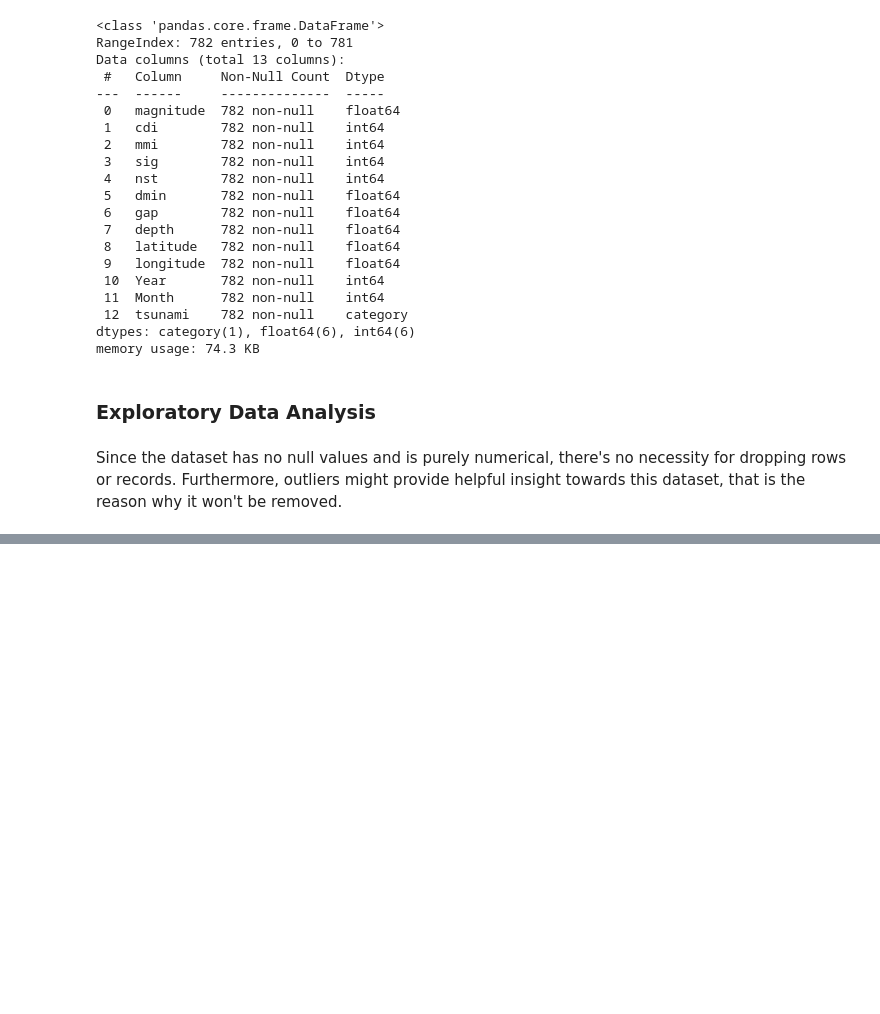
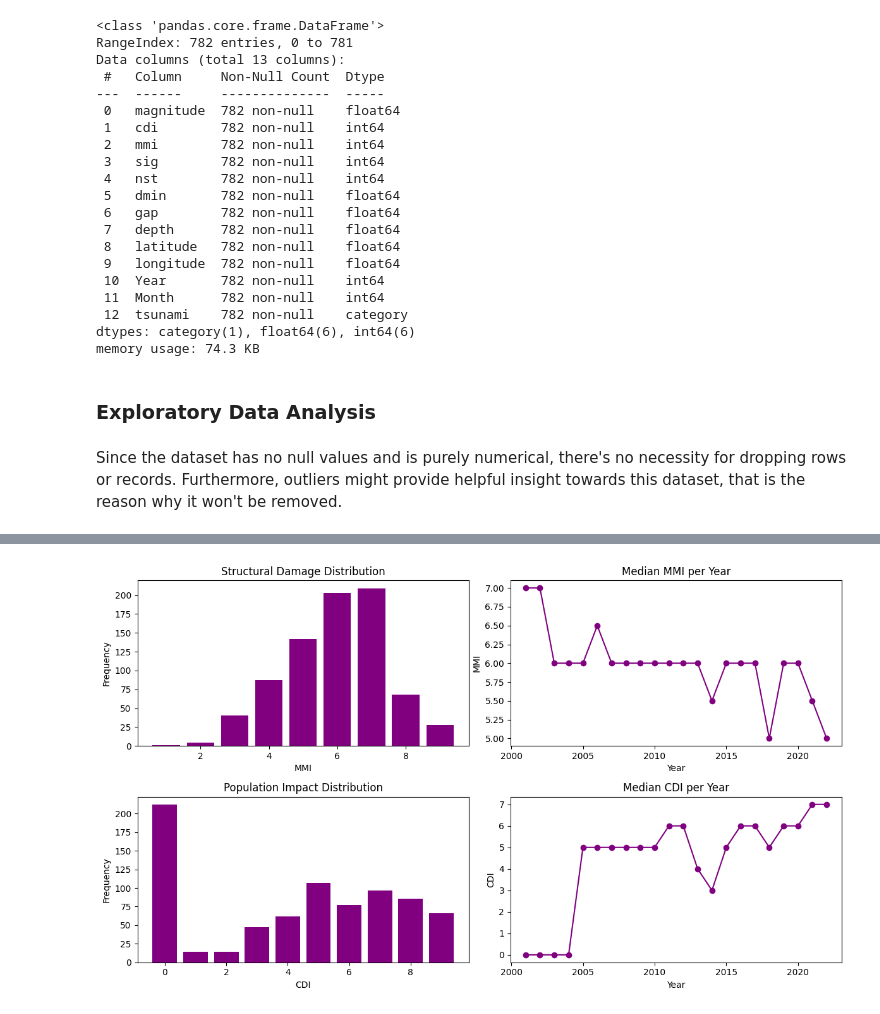
Before and after one commit to its-very-berry-dark/mini-data-science-labs, a Jupyter notebook: 00_EDA_on_datasets/A_earthquake_tsunami_risk_assessment/project_draft.ipynb, the cells around one changed output, grey strips where cells are left out. Cells and saved outputs as stored; diff of their text form; code cells hidden in the pictures; blank space fills up the shorter version.

```diff
--- a/00_EDA_on_datasets/A_earthquake_tsunami_risk_assessment/project_draft.ipynb
+++ b/00_EDA_on_datasets/A_earthquake_tsunami_risk_assessment/project_draft.ipynb
@@ -176,0 +183,39 @@ plt.show()
+# %%
+fig, axes = plt.subplots(2, 2, figsize=(12,7))
+
+## Bar plot: MMI frequency per index
+mmi_counts = df['mmi'].value_counts().sort_index()
+axes[0, 0].bar(mmi_counts.index, mmi_counts.values, color='purple')
+axes[0, 0].set_title('Structural Damage Distribution')
+axes[0, 0].set_xlabel("MMI")
+axes[0, 0].set_ylabel("Frequency")
+
+## Line plot: Median MMI per year
+year_counts = df['Year'].value_counts().sort_index()
+avg_mmi = df.groupby('Year')['mmi'].median()
+
+axes[0, 1].plot(avg_mmi.index, avg_mmi.values, color='purple', marker='o')
+axes[0, 1].set_title("Median MMI per Year")
+axes[0, 1].set_xlabel("Year")
+axes[0, 1].set_ylabel("MMI")
+
+## Bar plot: CDI frequency per index
+cdi_counts = df['cdi'].value_counts().sort_index()
+axes[1, 0].bar(cdi_counts.index, cdi_counts.values, color='purple')
+axes[1, 0].set_title('Population Impact Distribution')
+axes[1, 0].set_xlabel("CDI")
+axes[1, 0].set_ylabel("Frequency")
+
+## Line plot: Median CDI per year
+year_counts = df['Year'].value_counts().sort_index()
+avg_cdi = df.groupby('Year')['cdi'].median()
+
+axes[1, 1].plot(avg_cdi.index, avg_cdi.values, color='purple', marker='o')
+axes[1, 1].set_title("Median CDI per Year")
+axes[1, 1].set_xlabel("Year")
+axes[1, 1].set_ylabel("CDI")
+
+plt.tight_layout()
+plt.show()
+# %% [output]
+[figure, added]
```
Also changed, not shown: parts of 4 cells of this notebook, 1 other file.
